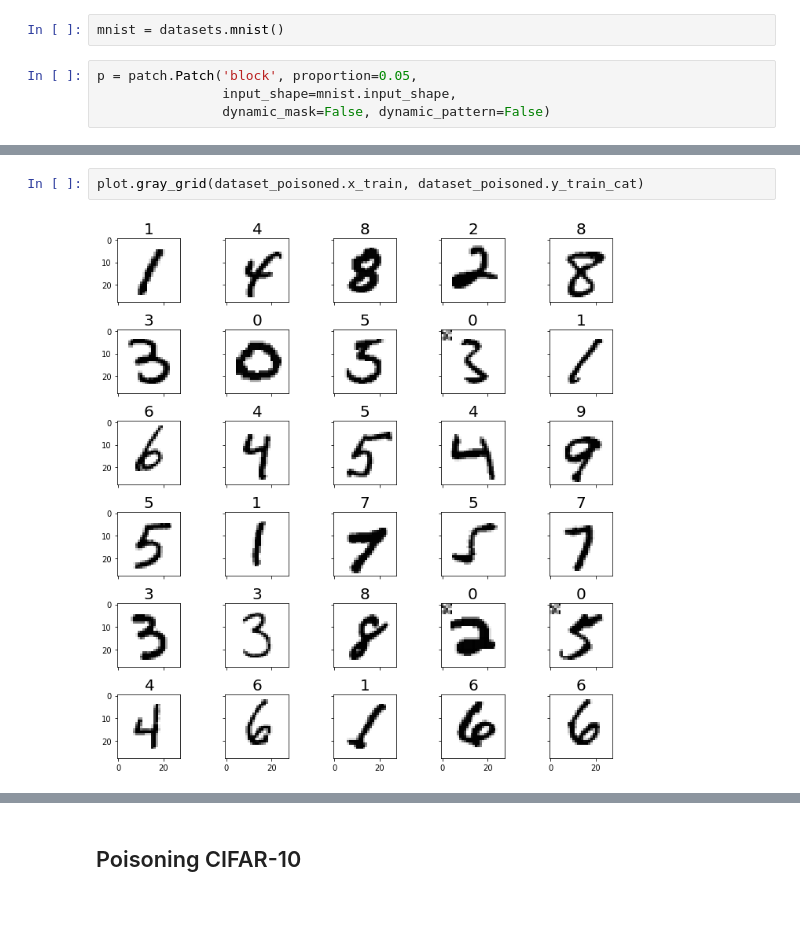
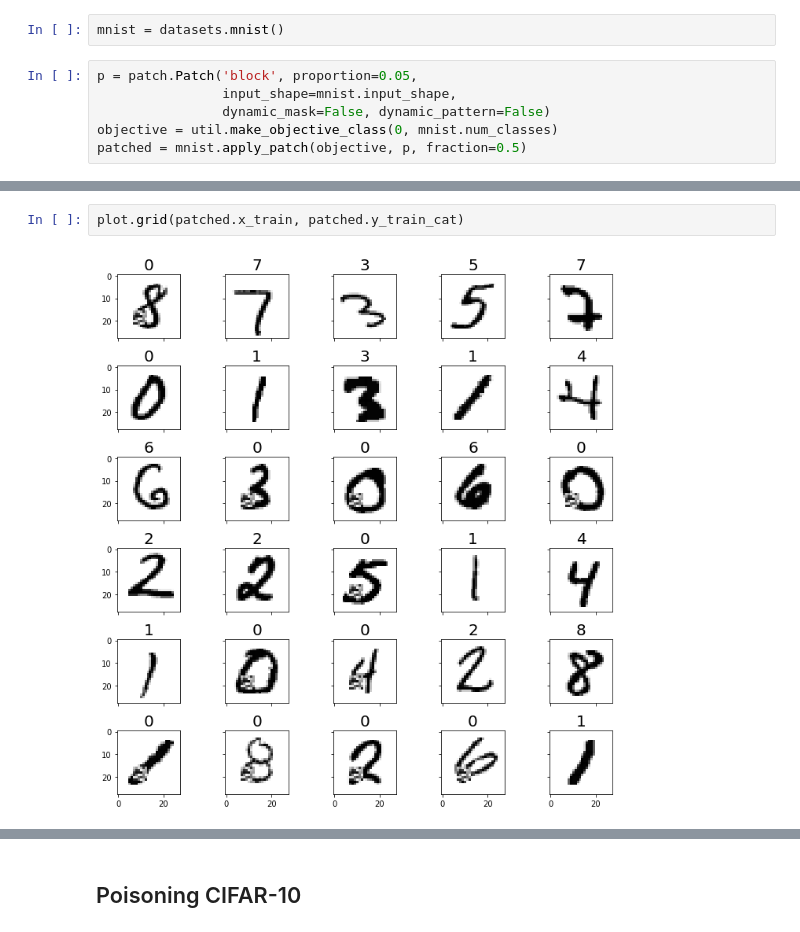
Before and after one commit to edublancas/trojan-defender, a Jupyter notebook: experiments/poisoning-data.ipynb, the cells around one changed output, grey strips where cells are left out. Cells and saved outputs as stored; diff of their text form.

```diff
--- a/experiments/poisoning-data.ipynb
+++ b/experiments/poisoning-data.ipynb
@@ -24,3 +24,5 @@ mnist = datasets.mnist()
 p = patch.Patch('block', proportion=0.05,
                 input_shape=mnist.input_shape,
                 dynamic_mask=False, dynamic_pattern=False)
+objective = util.make_objective_class(0, mnist.num_classes)
+patched = mnist.apply_patch(objective, p, fraction=0.5)
@@ -50,4 +32,4 @@ INFO:trojan_defender.poison.poison:Poisoning 1000/10000 (0.10 %) examples
 # %%
-plot.gray_grid(dataset_poisoned.x_train, dataset_poisoned.y_train_cat)
+plot.grid(patched.x_train, patched.y_train_cat)
 # %% [output]
-[figure, old version]
+[figure, new version]
```
Also changed, not shown: parts of 20 cells of this notebook, 6 other files.
